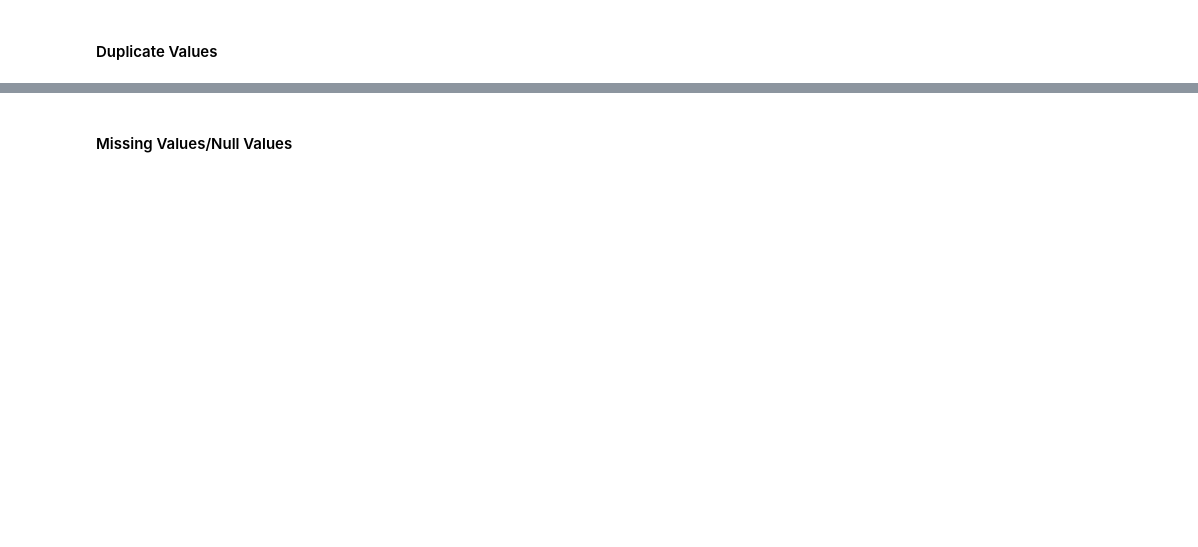
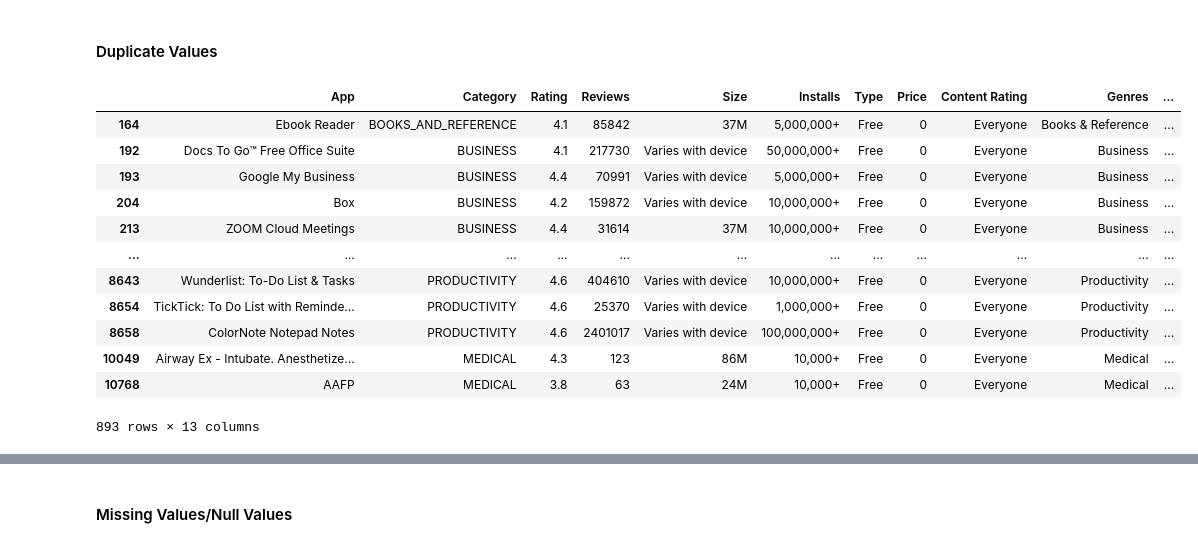
Before and after one commit to manojDOX/Play-Store-App-Review-Analysis-EDA, a Jupyter notebook: Play_Store_App_Review_Analysis_EDA.ipynb, the cells around one changed output, grey strips where cells are left out. Drawn from its saved outputs; the diff is of its cells as text; code cells hidden in the pictures; blank space fills up the shorter version.

```diff
--- a/Play_Store_App_Review_Analysis_EDA.ipynb
+++ b/Play_Store_App_Review_Analysis_EDA.ipynb
@@ -85,3 +174,18 @@ M - Multivariate Analysis
 #### Duplicate Values
 # %%
 # Dataset Duplicate Value Count
+data_playstore[data_playstore.duplicated(keep=False)]
+# %% [output]
+|  | App | Category | Rating | Reviews | Size | Installs | Type | Price | Content Rating | Genres | ... |
+| 164 | Ebook Reader | BOOKS_AND_REFERENCE | 4.1 | 85842 | 37M | 5,000,000+ | Free | 0 | Everyone | Books & Reference | ... |
+| 192 | Docs To Go™ Free Office Suite | BUSINESS | 4.1 | 217730 | Varies with device | 50,000,000+ | Free | 0 | Everyone | Business | ... |
+| 193 | Google My Business | BUSINESS | 4.4 | 70991 | Varies with device | 5,000,000+ | Free | 0 | Everyone | Business | ... |
+| 204 | Box | BUSINESS | 4.2 | 159872 | Varies with device | 10,000,000+ | Free | 0 | Everyone | Business | ... |
+| 213 | ZOOM Cloud Meetings | BUSINESS | 4.4 | 31614 | 37M | 10,000,000+ | Free | 0 | Everyone | Business | ... |
+| ... | ... | ... | ... | ... | ... | ... | ... | ... | ... | ... | ... |
+| 8643 | Wunderlist: To-Do List & Tasks | PRODUCTIVITY | 4.6 | 404610 | Varies with device | 10,000,000+ | Free | 0 | Everyone | Productivity | ... |
+| 8654 | TickTick: To Do List with Reminde... | PRODUCTIVITY | 4.6 | 25370 | Varies with device | 1,000,000+ | Free | 0 | Everyone | Productivity | ... |
+| 8658 | ColorNote Notepad Notes | PRODUCTIVITY | 4.6 | 2401017 | Varies with device | 100,000,000+ | Free | 0 | Everyone | Productivity | ... |
+| 10049 | Airway Ex - Intubate. Anesthetize... | MEDICAL | 4.3 | 123 | 86M | 10,000+ | Free | 0 | Everyone | Medical | ... |
+| 10768 | AAFP | MEDICAL | 3.8 | 63 | 24M | 10,000+ | Free | 0 | Everyone | Medical | ... |
+893 rows × 13 columns
```
Also changed, not shown: parts of 26 cells of this notebook.
